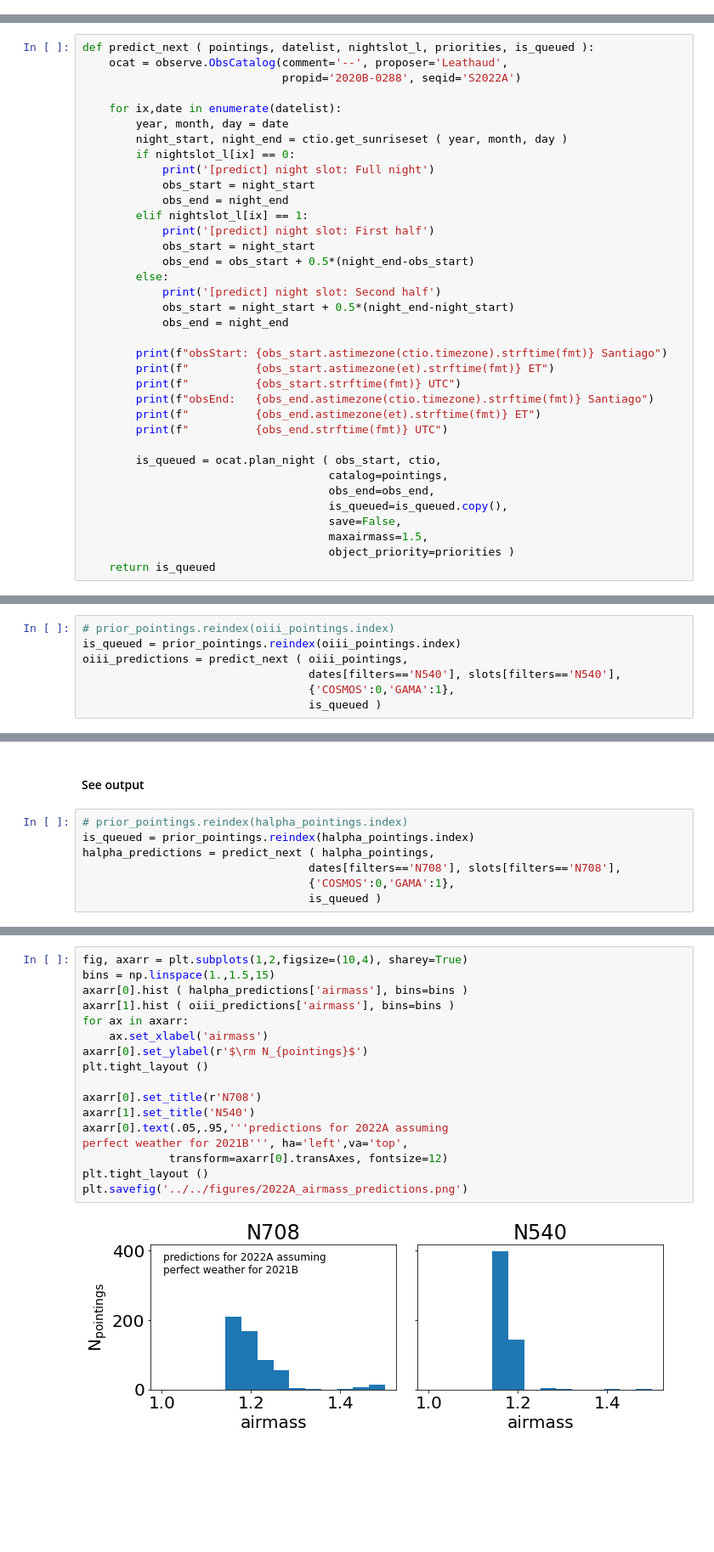
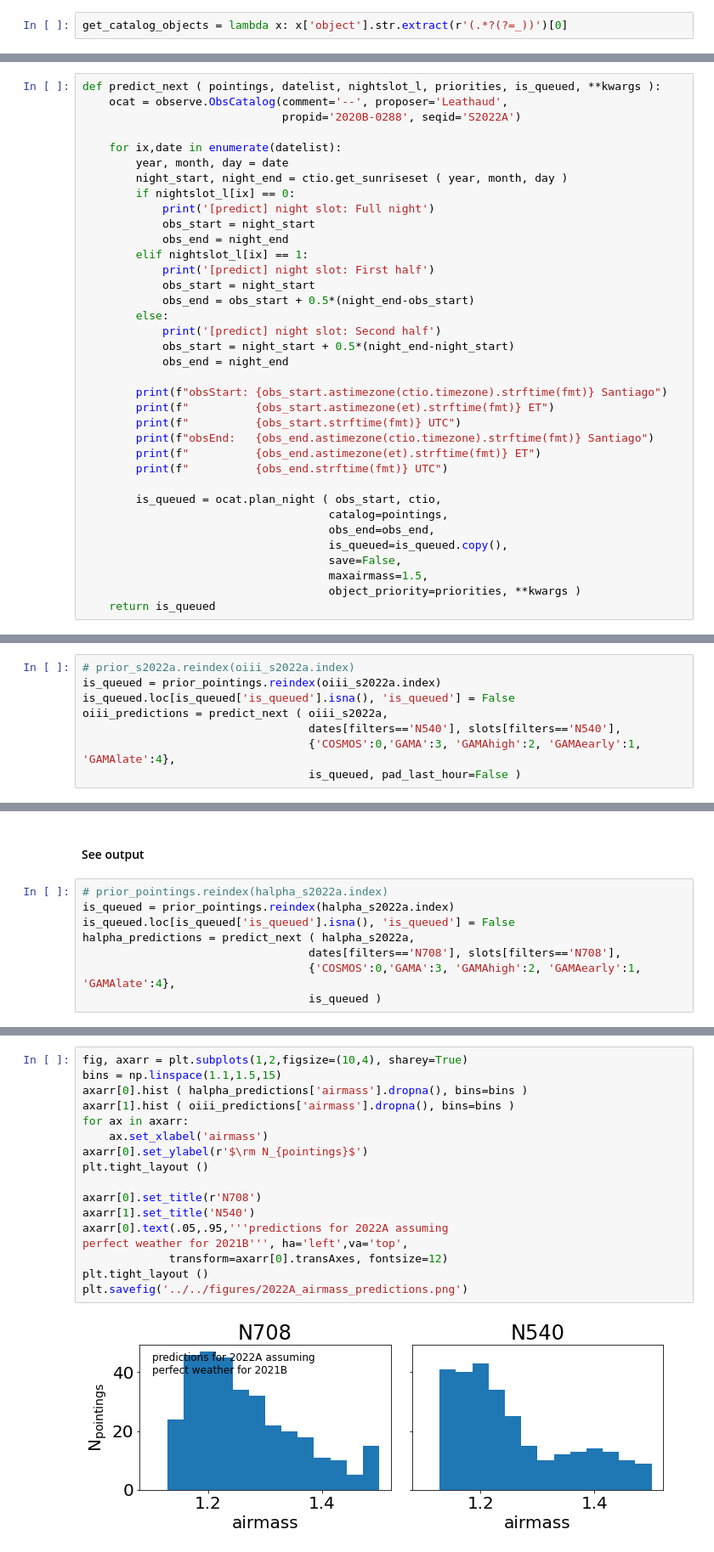
Before and after one commit to MerianSurvey/skipper, a Jupyter notebook: notebooks/Predict2022A.ipynb, the cells around one changed output, grey strips where cells are left out. Shown at 85% size. Saved outputs shown, nothing was run; the diff lists cells and outputs as text; blank space fills up the shorter version.

```diff
--- a/notebooks/Predict2022A.ipynb
+++ b/notebooks/Predict2022A.ipynb
@@ -172,0 +153,2 @@ prior_pointings.is_queued.sum()
+# %%
+get_catalog_objects = lambda x: x['object'].str.extract(r'(.*?(?=_))')[0]
@@ -194,5 +204,5 @@ slots = np.asarray(slots)
 # %%
-def predict_next ( pointings, datelist, nightslot_l, priorities, is_queued ):
+def predict_next ( pointings, datelist, nightslot_l, priorities, is_queued, **kwargs ):
     ocat = observe.ObsCatalog(comment='--', proposer='Leathaud',
                               propid='2020B-0288', seqid='S2022A')
 
@@ -225,7 +235,7 @@ def predict_next ( pointings, datelist, nightslot_l, priorities, is_queued ):
                                      is_queued=is_queued.copy(),
                                      save=False,
                                      maxairmass=1.5,
-                                     object_priority=priorities )
+                                     object_priority=priorities, **kwargs )
     return is_queued
 # %% [markdown]
 #### See output
@@ -232,10 +244,11 @@ def predict_next ( pointings, datelist, nightslot_l, priorities, is_queued ):
 # %%
-# prior_pointings.reindex(oiii_pointings.index)
-is_queued = prior_pointings.reindex(oiii_pointings.index)
-oiii_predictions = predict_next ( oiii_pointings,
+# prior_s2022a.reindex(oiii_s2022a.index)
+is_queued = prior_pointings.reindex(oiii_s2022a.index)
+is_queued.loc[is_queued['is_queued'].isna(), 'is_queued'] = False
+oiii_predictions = predict_next ( oiii_s2022a,
                                   dates[filters=='N540'], slots[filters=='N540'],
-                                  {'COSMOS':0,'GAMA':1},
-                                  is_queued )
+                                  {'COSMOS':0,'GAMA':3, 'GAMAhigh':2, 'GAMAearly':1, 'GAMAlate':4},
+                                  is_queued, pad_last_hour=False )
 # %% [output]
 [predict] night slot: Second half
 obsStart: 2022/02/10 01:57 AM Santiago
@@ -418,11 +339,12 @@ plt.savefig('../../figures/2022A_N540predictions.png')
 # %% [markdown]
 #### See output
 # %%
-# prior_pointings.reindex(halpha_pointings.index)
-is_queued = prior_pointings.reindex(halpha_pointings.index)
-halpha_predictions = predict_next ( halpha_pointings,
+# prior_pointings.reindex(halpha_s2022a.index)
+is_queued = prior_pointings.reindex(halpha_s2022a.index)
+is_queued.loc[is_queued['is_queued'].isna(), 'is_queued'] = False
+halpha_predictions = predict_next ( halpha_s2022a,
                                   dates[filters=='N708'], slots[filters=='N708'],
-                                  {'COSMOS':0,'GAMA':1},
+                                  {'COSMOS':0,'GAMA':3, 'GAMAhigh':2, 'GAMAearly':1, 'GAMAlate':4},
                                   is_queued )
 # %% [output]
 [predict] night slot: Second half
@@ -568,19 +438,19 @@ plt.savefig('../../figures/2022A_N708predictions.png')
 # %%
 fig, axarr = plt.subplots(1,2,figsize=(10,4), sharey=True)
-bins = np.linspace(1.,1.5,15)
-axarr[0].hist ( halpha_predictions['airmass'], bins=bins )
-axarr[1].hist ( oiii_predictions['airmass'], bins=bins )
+bins = np.linspace(1.1,1.5,15)
+axarr[0].hist ( halpha_predictions['airmass'].dropna(), bins=bins )
+axarr[1].hist ( oiii_predictions['airmass'].dropna(), bins=bins )
 for ax in axarr:
     ax.set_xlabel('airmass')
 axarr[0].set_ylabel(r'$\rm N_{pointings}$')
 plt.tight_layout ()
 
 axarr[0].set_title(r'N708')
 axarr[1].set_title('N540')
 axarr[0].text(.05,.95,'''predictions for 2022A assuming
 perfect weather for 2021B''', ha='left',va='top',
              transform=axarr[0].transAxes, fontsize=12)
 plt.tight_layout ()
 plt.savefig('../../figures/2022A_airmass_predictions.png')
 # %% [output]
-[figure, old version]
+[figure, new version]
```
Also changed, not shown: parts of 28 cells of this notebook, 4 other files.
